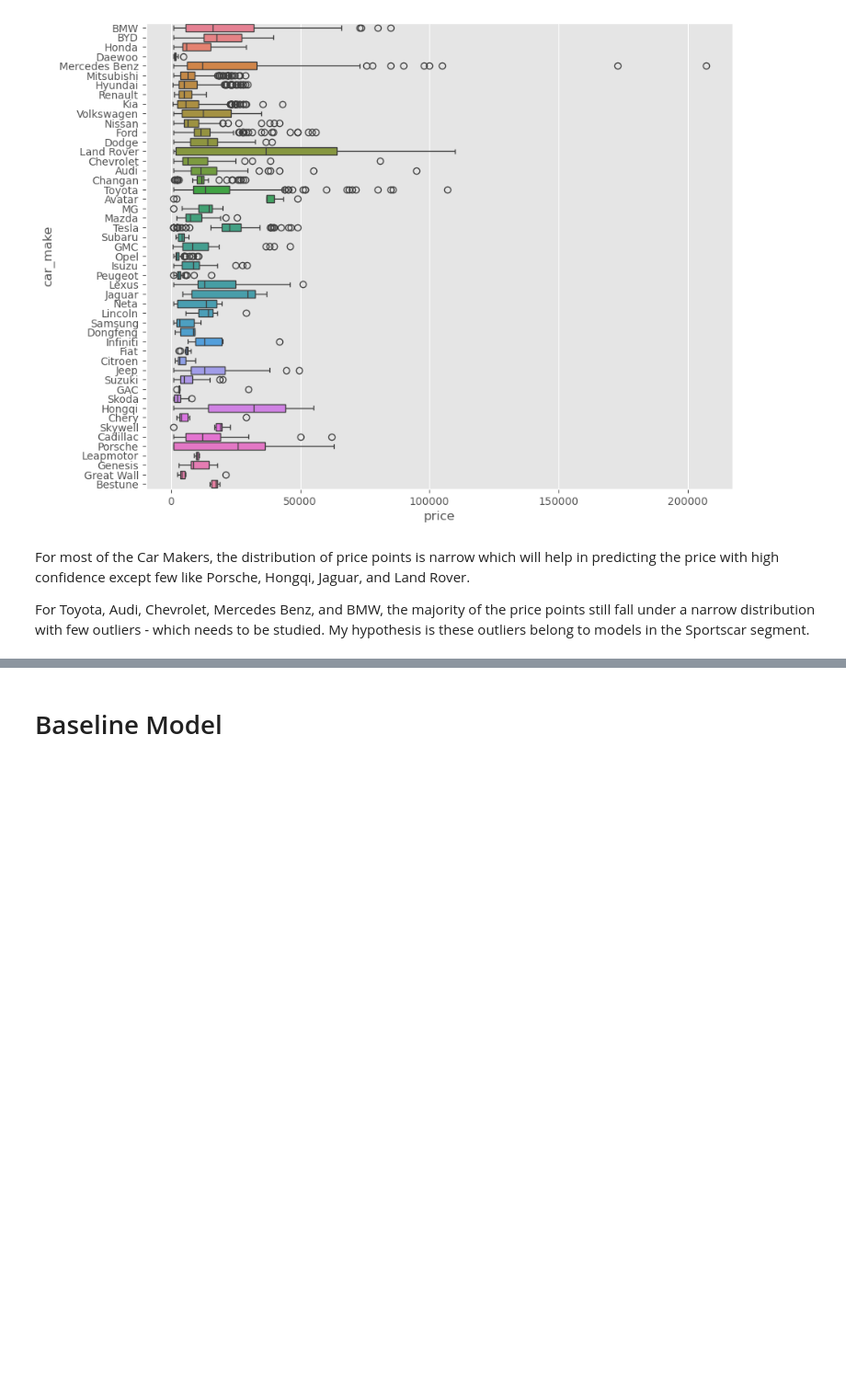
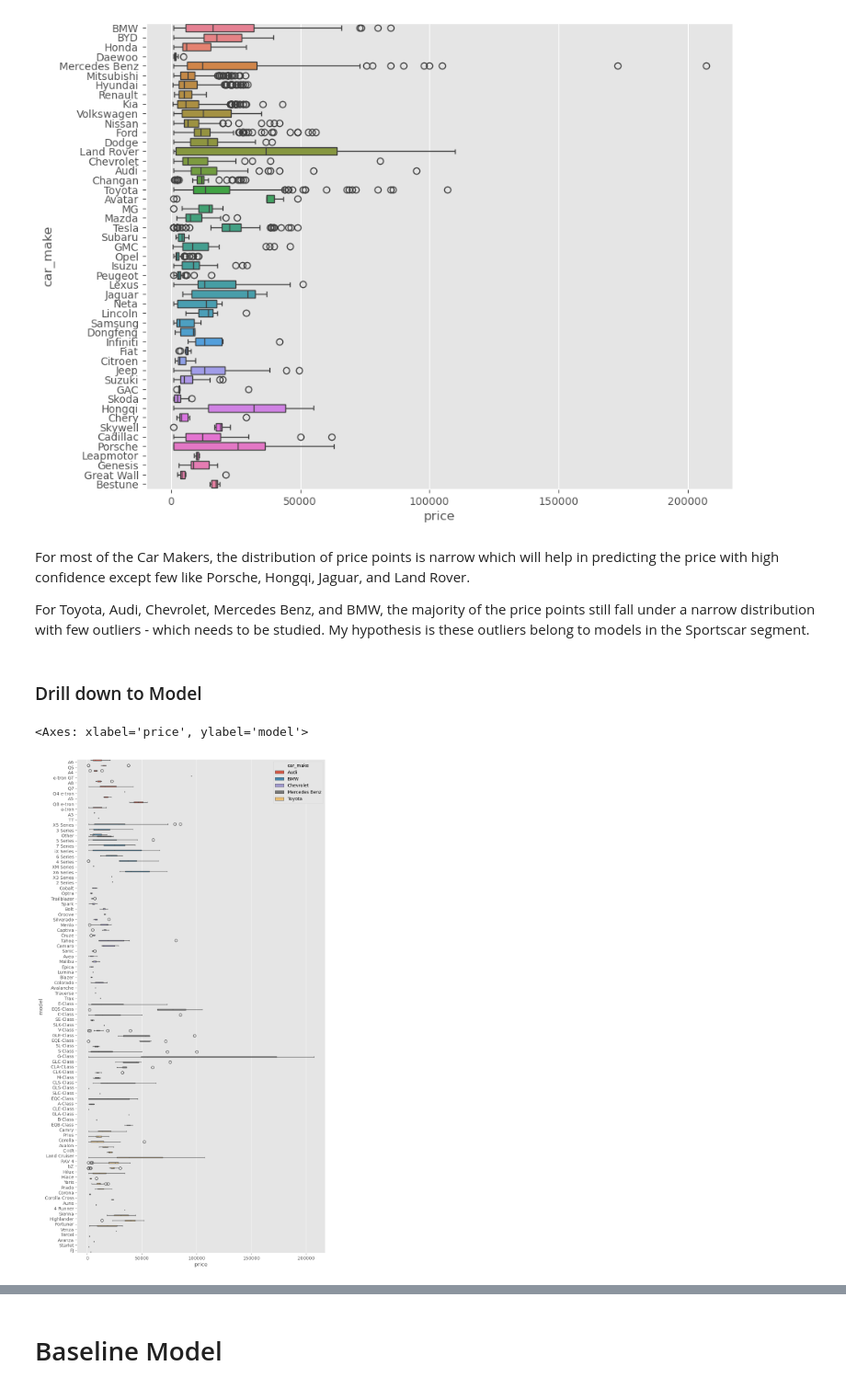
Before and after one commit to abhaykukade/Car-Price-Prediction, a Jupyter notebook: model_evaluation_v2.ipynb, the cells around one changed output, grey strips where cells are left out. Shown at 92% size. Drawn from its saved outputs; the diff is of its cells as text; code cells hidden in the pictures; blank space fills up the shorter version.

```diff
--- a/model_evaluation_v2.ipynb
+++ b/model_evaluation_v2.ipynb
@@ -166,3 +170,14 @@ sns.boxplot(data=df, x='price', y='car_make',hue='car_make', orient='h')
 For most of the Car Makers, the distribution of price points is narrow which will help in predicting the price with high confidence except few like Porsche, Hongqi, Jaguar, and Land Rover.
 
 For Toyota, Audi, Chevrolet, Mercedes Benz, and BMW, the majority of the price points still fall under a narrow distribution with few outliers - which needs to be studied. My hypothesis is these outliers belong to models in the Sportscar segment.
+# %% [markdown]
+### Drill down to Model
+# %%
+car_makers = ['Toyota', 'Audi', 'Chevrolet', 'Mercedes Benz', 'BMW']
+df = train_df[train_df['car_make'].isin(car_makers)][['car_make','model', 'price']]
+df.sort_values(by='car_make', inplace=True)
+plt.figure(figsize=(10, 20))
+sns.boxplot(data=df, x='price', y='model', hue='car_make', orient='h')
+# %% [output]
+<Axes: xlabel='price', ylabel='model'>
+[figure, added]
```
Also changed, not shown: parts of 11 cells of this notebook.
